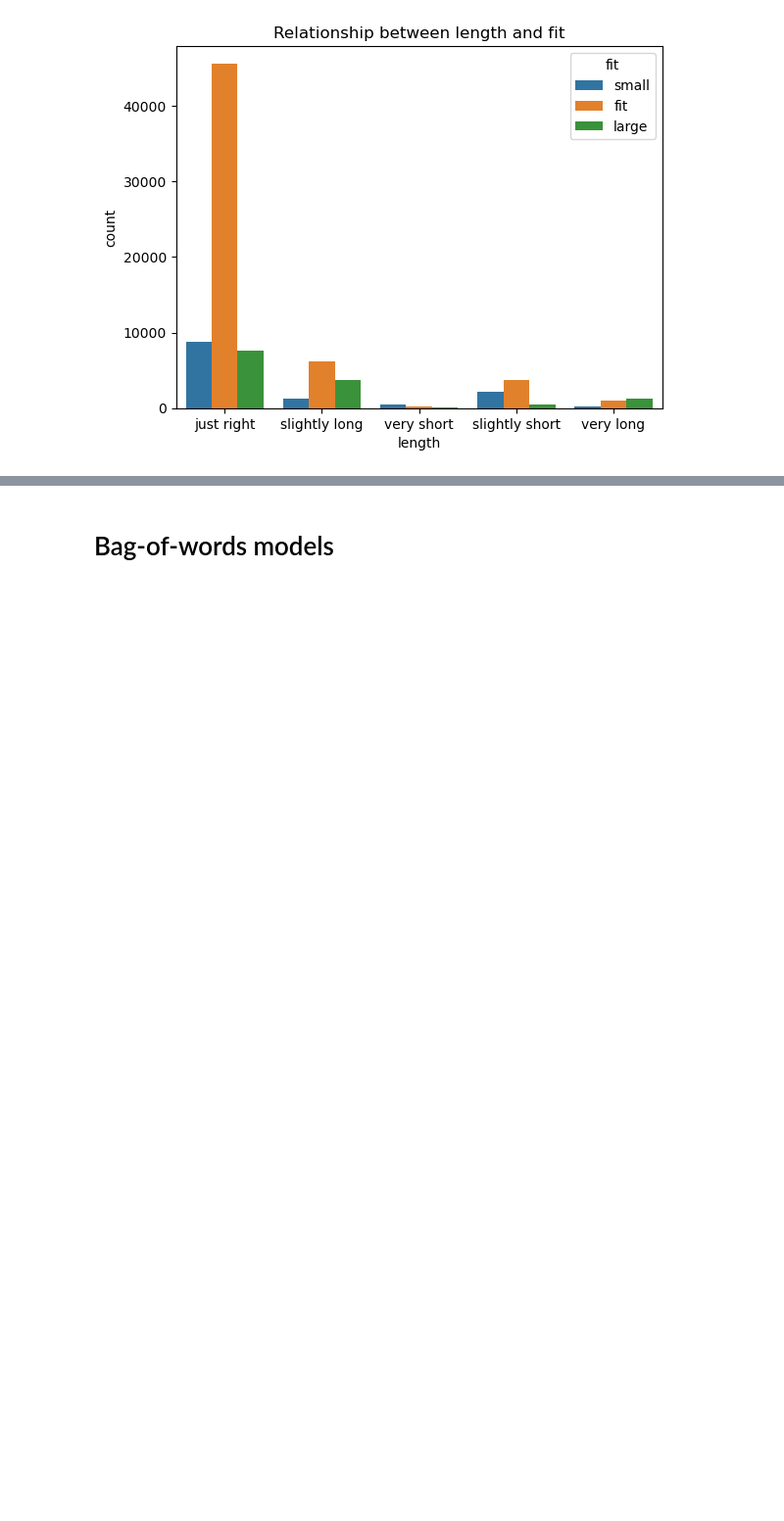
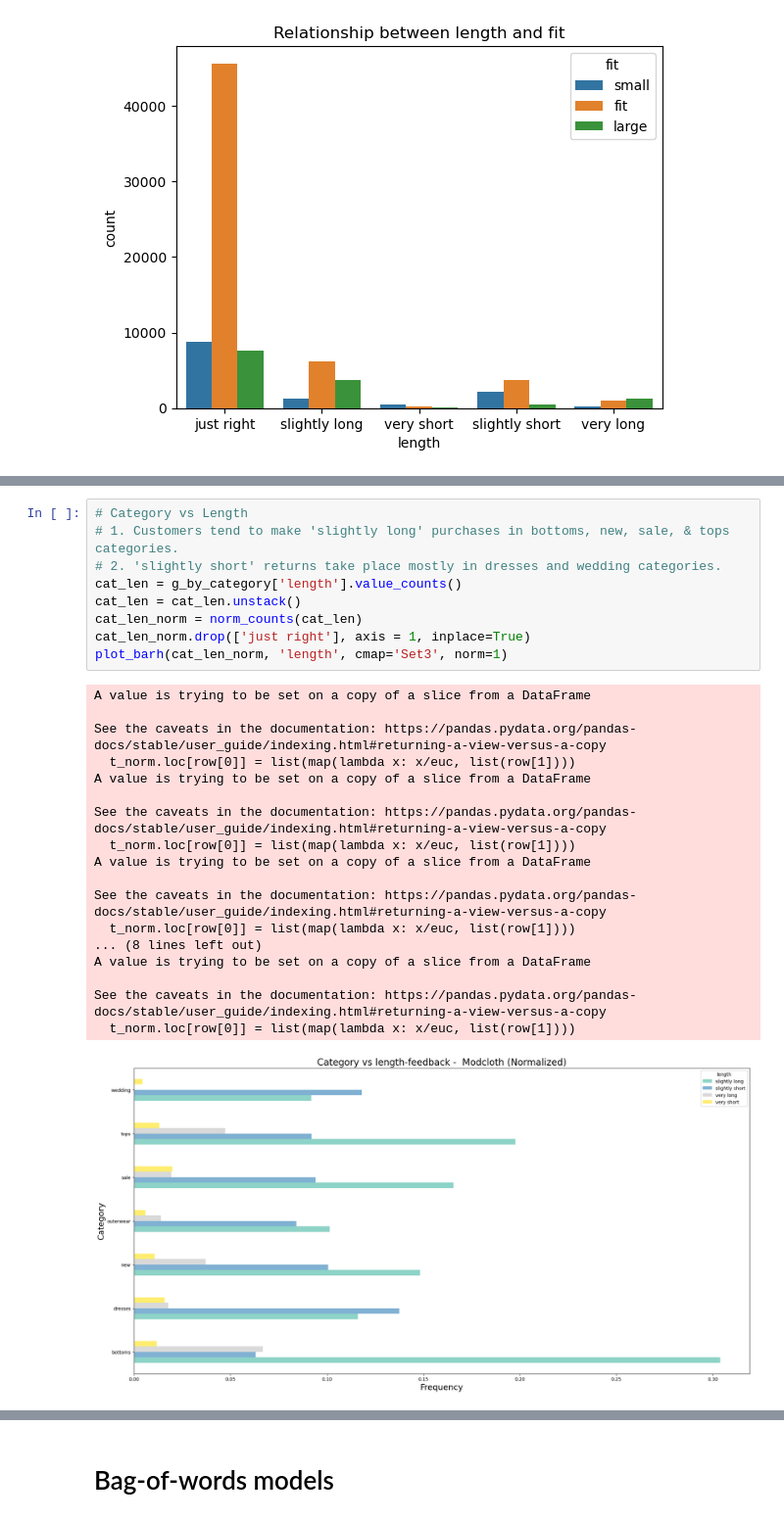
Before and after one commit to jiwonnam/Recommender_sys, a Jupyter notebook: modcloth.ipynb, the cells around one changed output, grey strips where cells are left out. Shown at 98% size. Saved outputs shown, nothing was run; the diff lists cells and outputs as text; blank space fills up the shorter version.

```diff
--- a/modcloth.ipynb
+++ b/modcloth.ipynb
@@ -138,0 +227,28 @@ plt.show()
+# %%
+# Category vs Length
+# 1. Customers tend to make 'slightly long' purchases in bottoms, new, sale, & tops categories.
+# 2. 'slightly short' returns take place mostly in dresses and wedding categories.
+cat_len = g_by_category['length'].value_counts()
+cat_len = cat_len.unstack()
+cat_len_norm = norm_counts(cat_len)
+cat_len_norm.drop(['just right'], axis = 1, inplace=True)
+plot_barh(cat_len_norm, 'length', cmap='Set3', norm=1)
+# %% [output]
+A value is trying to be set on a copy of a slice from a DataFrame
+
+See the caveats in the documentation: https://pandas.pydata.org/pandas-docs/stable/user_guide/indexing.html#returning-a-view-versus-a-copy
+  t_norm.loc[row[0]] = list(map(lambda x: x/euc, list(row[1])))
+A value is trying to be set on a copy of a slice from a DataFrame
+
+See the caveats in the documentation: https://pandas.pydata.org/pandas-docs/stable/user_guide/indexing.html#returning-a-view-versus-a-copy
+  t_norm.loc[row[0]] = list(map(lambda x: x/euc, list(row[1])))
+A value is trying to be set on a copy of a slice from a DataFrame
+
+See the caveats in the documentation: https://pandas.pydata.org/pandas-docs/stable/user_guide/indexing.html#returning-a-view-versus-a-copy
+  t_norm.loc[row[0]] = list(map(lambda x: x/euc, list(row[1])))
+... (8 lines left out)
+A value is trying to be set on a copy of a slice from a DataFrame
+
+See the caveats in the documentation: https://pandas.pydata.org/pandas-docs/stable/user_guide/indexing.html#returning-a-view-versus-a-copy
+  t_norm.loc[row[0]] = list(map(lambda x: x/euc, list(row[1])))
+[figure, added]
```
Also changed, not shown: parts of 10 cells of this notebook.
